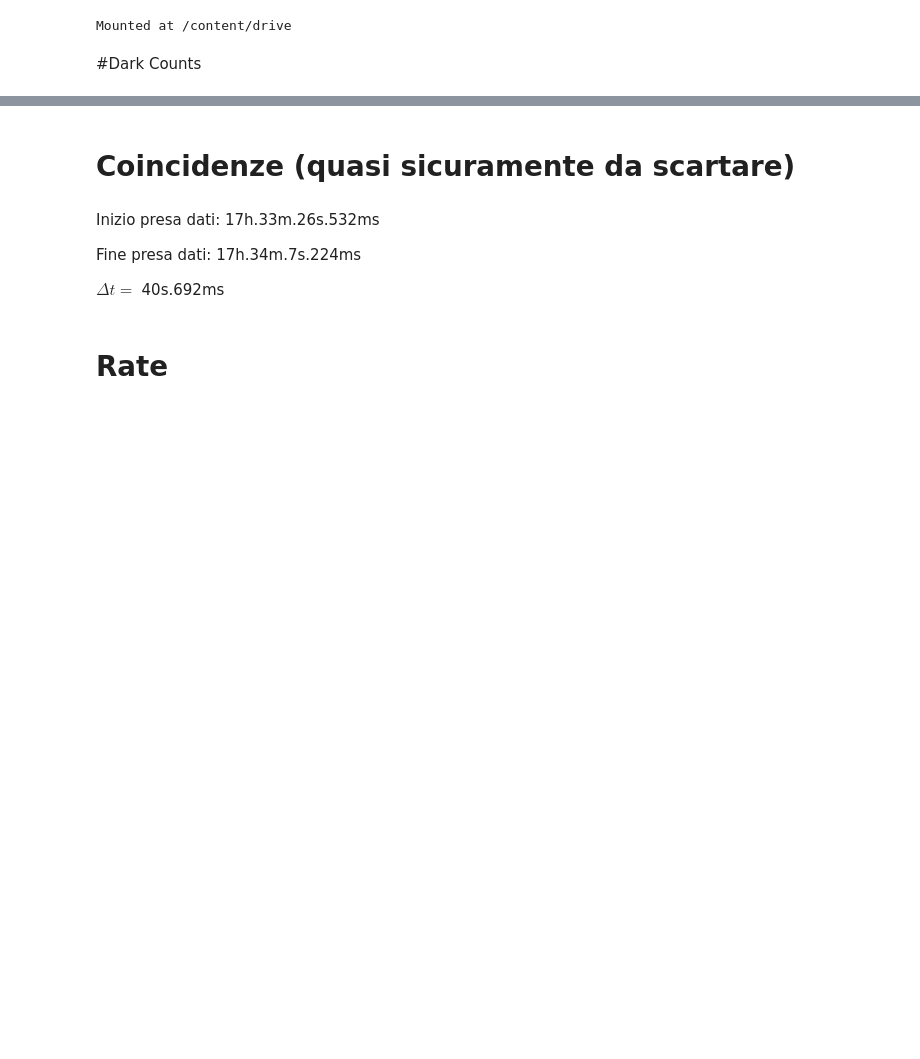
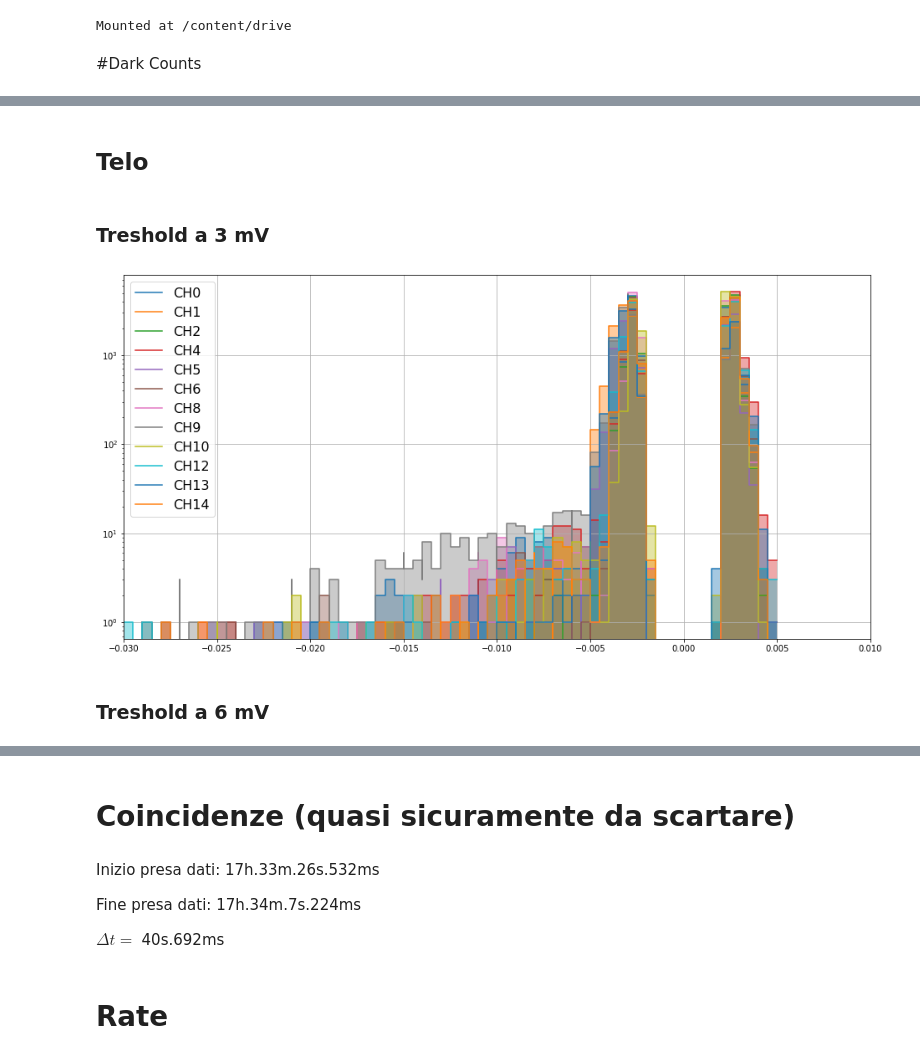
Before and after one commit to mattderri/LabII, a Jupyter notebook: SmartAbs.ipynb, the cells around one changed output, grey strips where cells are left out. Saved outputs shown, nothing was run; the diff lists cells and outputs as text; code cells hidden in the pictures; blank space fills up the shorter version.

```diff
--- a/SmartAbs.ipynb
+++ b/SmartAbs.ipynb
@@ -173,3 +177,41 @@ for i in range(len(canale)):
   plt.legend(loc=2,prop={'size':16})
 
 plt.show()
+# %% [markdown]
+## Telo
+# %% [markdown]
+### Treshold a 3 mV
+# %%
+data=leggi_file("/content/drive/MyDrive/SmartAbs 2022/Misure 04 04/DarkCountsBuoni_3mV.dat")
+column_names=['CH0','#0','CH1','#1','CH2','#2','CH4','#4','CH5','#5','CH6','#6','CH8','#8','CH9','#9','CH10','#10','CH12','#12','CH13','#13','CH14','#14']
+data=data.transpose()
+data.columns=[column_names[i] for i in range(len(column_names))]
+# %%
+canale=['CH0','CH1','CH2','CH4','CH5','CH6','CH8','CH9','CH10','CH12','CH13','CH14']
+occorrenze=['#0','#1','#2','#4','#5','#6','#8','#9','#10','#12','#13','#14',]
+
+canali={key:[] for key in canale}
+occ={key:[] for key in occorrenze}
+
+for i in canale:
+  canali[i]=data[i].values
+  canali[i]=canali[i].flatten(order='F')
+
+for j in occorrenze:
+  occ[j]=data[j].values
+  occ[j]=occ[j].flatten(order='F')
+# %%
+plt.figure(figsize=(16,8))
+plt.grid()
+plt.xlim(-0.030,+0.010)
+
+for i in range(len(canale)):
+  plt.fill_between(canali[canale[i]],occ[occorrenze[i]],step="mid",alpha=0.4)
+  plt.semilogy(canali[canale[i]],occ[occorrenze[i]],drawstyle='steps-mid',label=canale[i])
+  plt.legend(loc=2,prop={'size':16})
+
+plt.show()
+# %% [output]
+[figure, added]
+# %% [markdown]
+### Treshold a 6 mV
```
Also changed, not shown: parts of 12 cells of this notebook.
